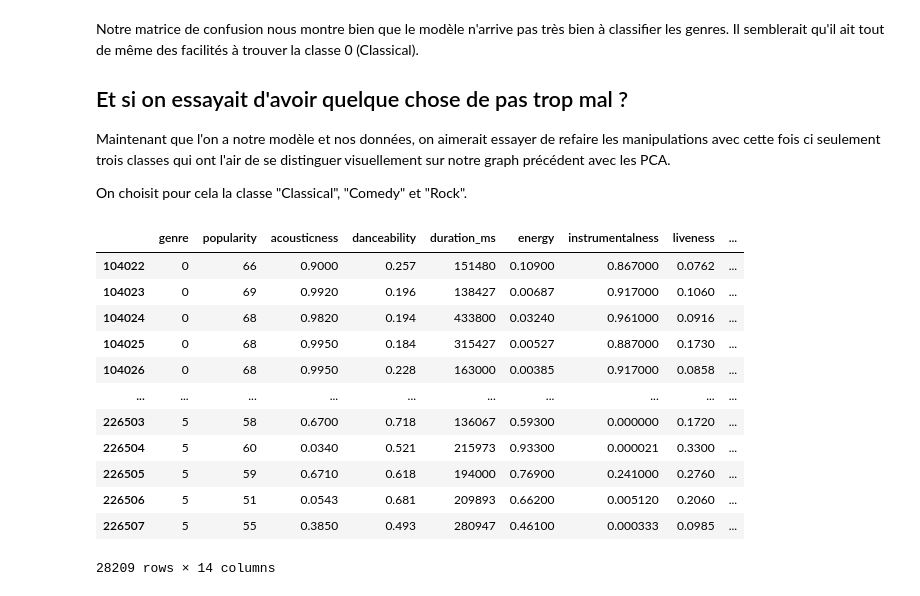
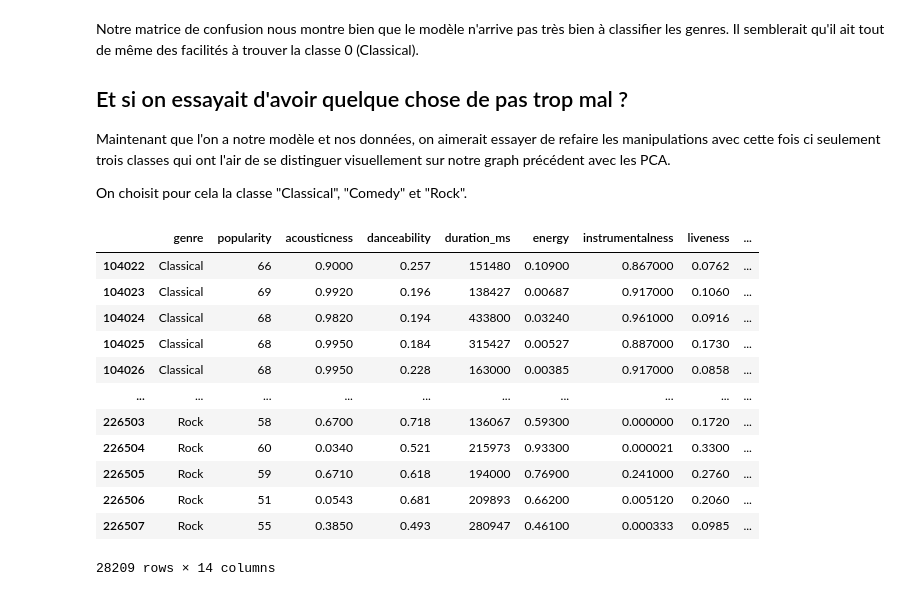
Before and after one commit to ashefd/Spotify-Genre-Analysis, a Jupyter notebook: Projet_Sympa.ipynb, the cells around one changed output. Cells and saved outputs as stored; diff of their text form; code cells hidden in the pictures.

```diff
--- a/Projet_Sympa.ipynb
+++ b/Projet_Sympa.ipynb
@@ -233,13 +251,14 @@ data['genre'].value_counts().plot(kind='bar', title = 'Occurrence de chaque genr
 # On garde le nombre de genres de musique
 K=data.nunique()[0]
 
+donnees = data.copy()
 # On remplace le genre musical par un numéro
 genres = {"Classical":0, "Electronic":1, "Folk":2, "Hip-Hop":3, "R&B":4, "Rock":5, "Jazz":6, "Reggae":7, "Pop":8, "Comedy": 9}
-data.genre = [genres[s] for s in data.genre]
+donnees.genre = [genres[s] for s in donnees.genre]
 
 keys = data["key"]
 modes = data["mode"]
-data = data.drop(columns = ['key', 'mode'])
+donnees = donnees.drop(columns = ['key', 'mode'])
 # %%
 from sklearn.preprocessing import StandardScaler
 
@@ -302,9 +320,9 @@ Le graph semble être un peu mieux mais on pense que cela restera tout de même
 # %% [markdown]
 # Partie modélisation
 # %%
-# On replace key et mode
-data = data.join(modes)
-data = data.join(keys)
+# # On replace key et mode
+# data = data.join(modes)
+# data = data.join(keys)
 # %%
 # Permet d'obtenir X et y déjà normalisés
 def getXY(data):
@@ -455,25 +471,26 @@ Maintenant que l'on a notre modèle et nos données, on aimerait essayer de refa
 On choisit pour cela la classe "Classical", "Comedy" et "Rock".
 # %%
 # On supprime les datas que l'on ne veut pas considérer
-data = data[data.genre != 1] # 1 : Electronic
-data = data[data.genre != 2] # 2 : Folk
-data = data[data.genre != 3] # 3 : Hip-Hop
-data = data[data.genre != 4] # 4 : R&B
-data = data[data.genre != 6] # 6 : Jazz
-data = data[data.genre != 7] # 7 : Reggae
-data = data[data.genre != 8] # 8 : Pop
+data = data[data.genre != 'Electronic'] # 1 :
+data = data[data.genre != 'Folk'] # 2 : Folk
+data = data[data.genre != 'Hip-Hop'] # 3 : Hip-Hop
+data = data[data.genre != 'R&B'] # 4 : R&B
+data = data[data.genre != 'Jazz'] # 6 : Jazz
+data = data[data.genre != 'Reggae'] # 7 : Reggae
+data = data[data.genre != 'Pop'] # 8 : Pop
+
 data
 # %% [output]
 |  | genre | popularity | acousticness | danceability | duration_ms | energy | instrumentalness | liveness | ... |
-| 104022 | 0 | 66 | 0.9000 | 0.257 | 151480 | 0.10900 | 0.867000 | 0.0762 | ... |
-| 104023 | 0 | 69 | 0.9920 | 0.196 | 138427 | 0.00687 | 0.917000 | 0.1060 | ... |
-| 104024 | 0 | 68 | 0.9820 | 0.194 | 433800 | 0.03240 | 0.961000 | 0.0916 | ... |
-| 104025 | 0 | 68 | 0.9950 | 0.184 | 315427 | 0.00527 | 0.887000 | 0.1730 | ... |
-| 104026 | 0 | 68 | 0.9950 | 0.228 | 163000 | 0.00385 | 0.917000 | 0.0858 | ... |
+| 104022 | Classical | 66 | 0.9000 | 0.257 | 151480 | 0.10900 | 0.867000 | 0.0762 | ... |
+| 104023 | Classical | 69 | 0.9920 | 0.196 | 138427 | 0.00687 | 0.917000 | 0.1060 | ... |
+| 104024 | Classical | 68 | 0.9820 | 0.194 | 433800 | 0.03240 | 0.961000 | 0.0916 | ... |
+| 104025 | Classical | 68 | 0.9950 | 0.184 | 315427 | 0.00527 | 0.887000 | 0.1730 | ... |
+| 104026 | Classical | 68 | 0.9950 | 0.228 | 163000 | 0.00385 | 0.917000 | 0.0858 | ... |
 | ... | ... | ... | ... | ... | ... | ... | ... | ... | ... |
-| 226503 | 5 | 58 | 0.6700 | 0.718 | 136067 | 0.59300 | 0.000000 | 0.1720 | ... |
-| 226504 | 5 | 60 | 0.0340 | 0.521 | 215973 | 0.93300 | 0.000021 | 0.3300 | ... |
-| 226505 | 5 | 59 | 0.6710 | 0.618 | 194000 | 0.76900 | 0.241000 | 0.2760 | ... |
-| 226506 | 5 | 51 | 0.0543 | 0.681 | 209893 | 0.66200 | 0.005120 | 0.2060 | ... |
-| 226507 | 5 | 55 | 0.3850 | 0.493 | 280947 | 0.46100 | 0.000333 | 0.0985 | ... |
+| 226503 | Rock | 58 | 0.6700 | 0.718 | 136067 | 0.59300 | 0.000000 | 0.1720 | ... |
+| 226504 | Rock | 60 | 0.0340 | 0.521 | 215973 | 0.93300 | 0.000021 | 0.3300 | ... |
+| 226505 | Rock | 59 | 0.6710 | 0.618 | 194000 | 0.76900 | 0.241000 | 0.2760 | ... |
+| 226506 | Rock | 51 | 0.0543 | 0.681 | 209893 | 0.66200 | 0.005120 | 0.2060 | ... |
+| 226507 | Rock | 55 | 0.3850 | 0.493 | 280947 | 0.46100 | 0.000333 | 0.0985 | ... |
 28209 rows × 14 columns
```
Also changed, not shown: parts of 14 cells of this notebook, 2 other files.
